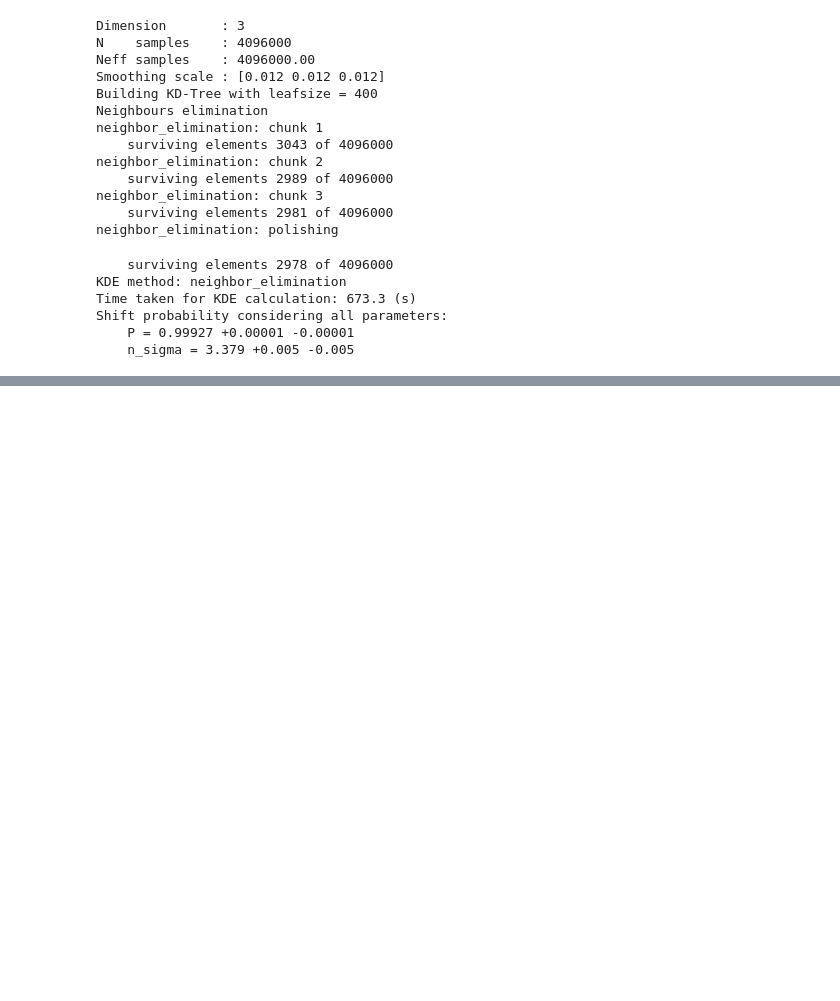
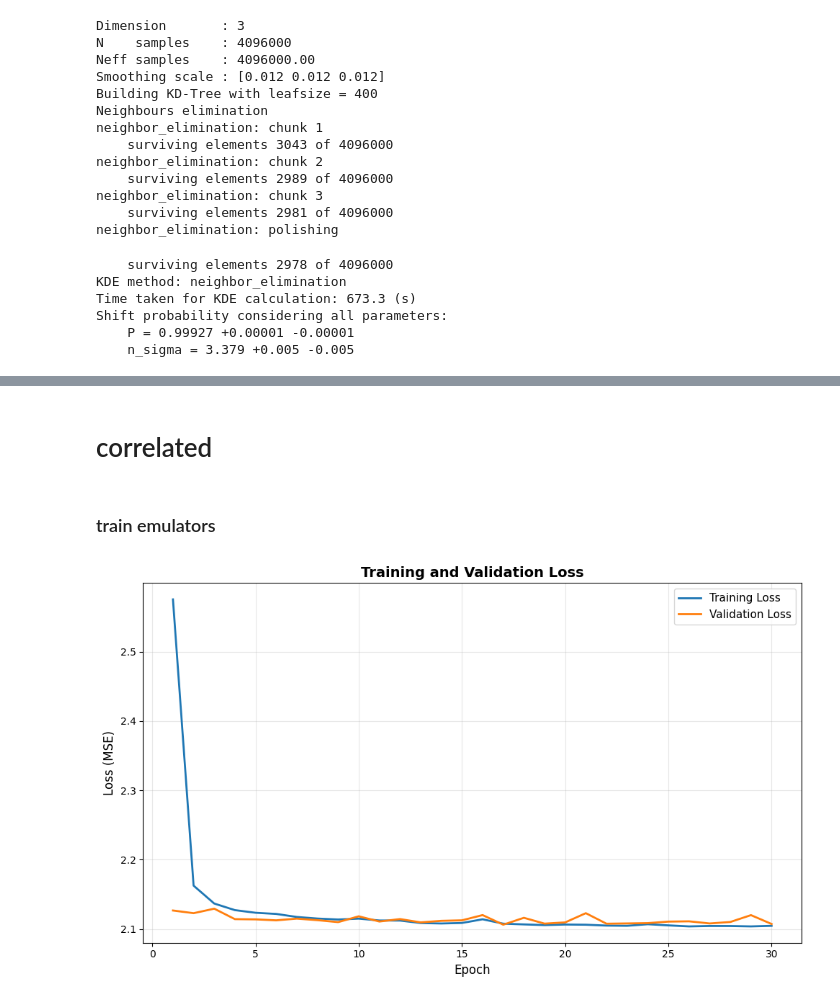
Before and after one commit to des-science/multiprobe-simulation-inference, a Jupyter notebook: dev/notebooks/gof_or_consistency/parameter_level.ipynb, the cells around one changed output, grey strips where cells are left out. Drawn from its saved outputs; the diff is of its cells as text; code cells hidden in the pictures; blank space fills up the shorter version.

```diff
--- a/dev/notebooks/gof_or_consistency/parameter_level.ipynb
+++ b/dev/notebooks/gof_or_consistency/parameter_level.ipynb
@@ -130,0 +280,26 @@ Shift probability considering all parameters:
+# %% [markdown]
+# correlated
+# %% [markdown]
+### train emulators
+# %%
+wl_model = MLP(
+    input_dim=wl_cosmos.shape[-1],
+    hidden_dims=[512]*2,
+    output_dim=wl_preds.shape[-1],
+    dropout=0.1,
+    use_layer_norm=True
+)
+
+wl_history = wl_model.fit(
+    wl_cosmos,
+    wl_preds,
+    num_epochs=30,
+    batch_size=1_000,
+    learning_rate=1e-3,
+    clip_grad_norm=1.0,
+    validation_split=0.1,
+    plot_history=True,
+    device="cuda",
+)
+# %% [output]
+[figure, added]
```
Also changed, not shown: parts of 17 cells of this notebook, 4 other files.
